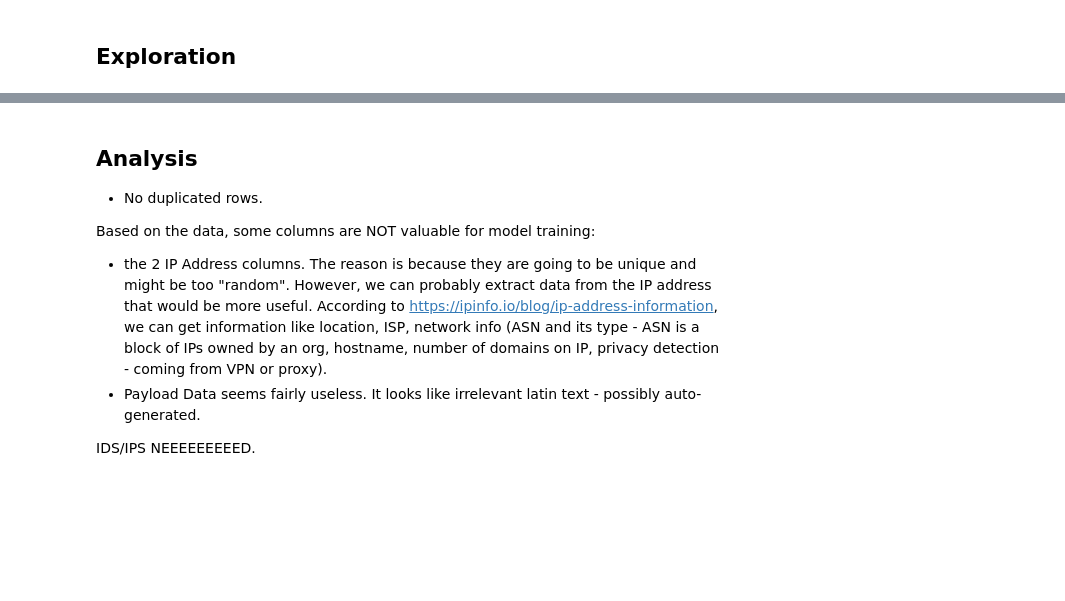
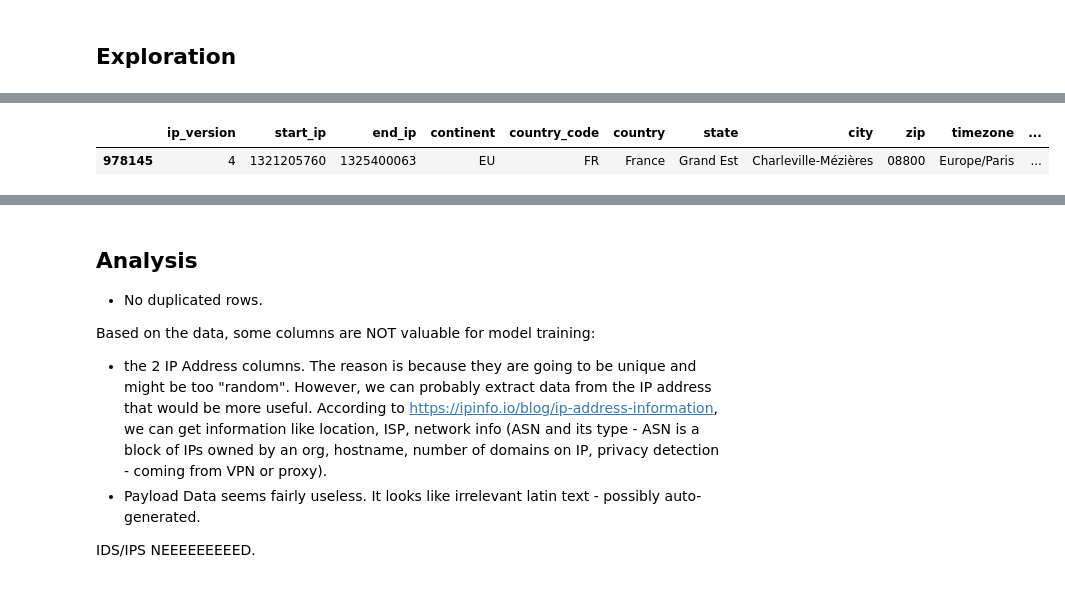
Before and after one commit to dominicbraam/cyberattack-model, a Jupyter notebook: notebooks/Data Exploration.ipynb, the cells around one changed output, grey strips where cells are left out. Cells and saved outputs as stored; diff of their text form; code cells hidden in the pictures; blank space fills up the shorter version.

```diff
--- a/notebooks/Data Exploration.ipynb
+++ b/notebooks/Data Exploration.ipynb
@@ -23,0 +67,21 @@ df_base.head(3)
+# %%
+class IPData:
+
+    def __init__(self, ip_address):
+        self.ip_address = int(ipaddress.IPv4Address(ip_address))
+
+    def get_ip_location_data(self):
+        matched_location = df_geolocation.loc[(df_geolocation['start_ip'] <= self.ip_address) & (df_geolocation['end_ip'] >= self.ip_address)]
+        return matched_location
+
+    @property
+    def country(self):
+        data = self.get_ip_location_data()
+        if data.size == 0:
+            return None
+        return data["country"].iloc[0]
+
+IPData("78.199.217.198").get_ip_location_data()
+# %% [output]
+|  | ip_version | start_ip | end_ip | continent | country_code | country | state | city | zip | timezone | ... |
+| 978145 | 4 | 1321205760 | 1325400063 | EU | FR | France | Grand Est | Charleville-Mézières | 08800 | Europe/Paris | ... |
```
Also changed, not shown: parts of 28 cells of this notebook, 2 other files.
